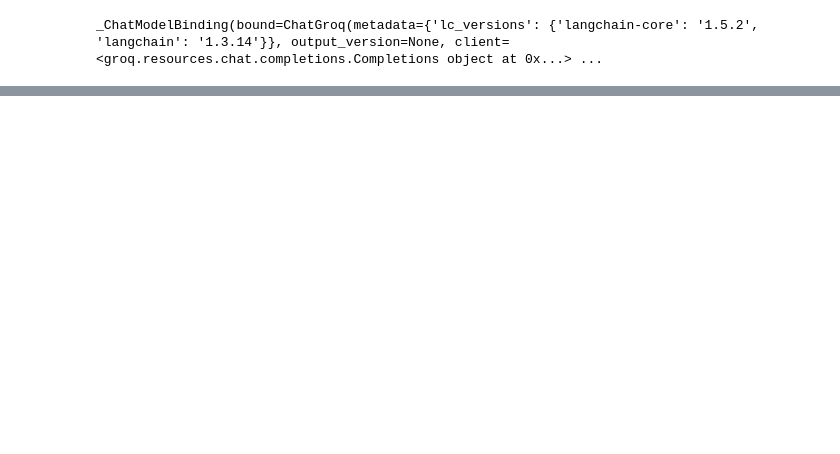
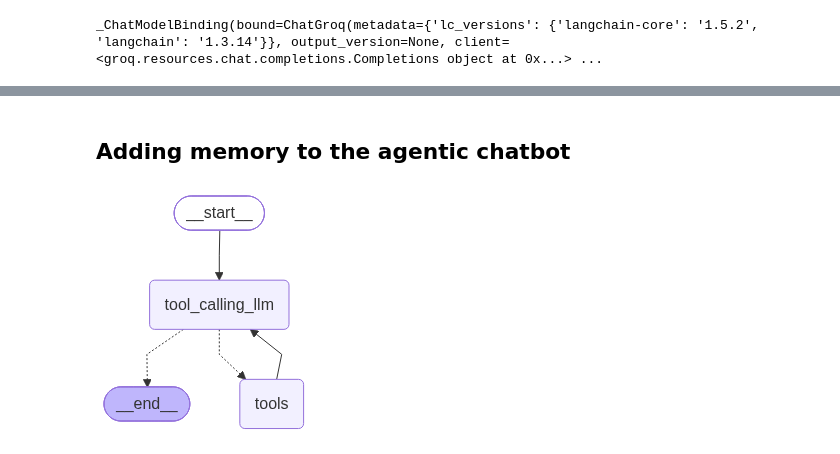
Before and after one commit to Pramod707/LangGraph, a Jupyter notebook: Basic_ChatBot/bot.ipynb, the cells around one changed output, grey strips where cells are left out. Cells and saved outputs as stored; diff of their text form; code cells hidden in the pictures; blank space fills up the shorter version.

Commit message:
Adding memory to the agentic chatbot

```diff
--- a/Basic_ChatBot/bot.ipynb
+++ b/Basic_ChatBot/bot.ipynb
@@ -153,0 +177,35 @@ Name: multiply
+# %% [markdown]
+## Adding memory to the agentic chatbot
+# %%
+#creating the state graph
+from langgraph.graph import StateGraph,START,END
+from langgraph.prebuilt import ToolNode
+from langgraph.prebuilt import tools_condition
+from typing import Annotated, TypedDict
+from langgraph.graph.message import add_messages
+from langgraph.checkpoint.memory import MemorySaver
+
+memory = MemorySaver()
+
+class State(TypedDict):
+    messages : Annotated[list,add_messages]
+## node defination
+def tool_calling_llm(state:State):
+    return{
+        "messages":[llm_with_tools.invoke(state["messages"])]
+    }
+
+#creating the graph
+builder = StateGraph(State)
+builder.add_node("tool_calling_llm",tool_calling_llm)
+builder.add_node("tools",ToolNode(tools))
+#adding edges
+builder.add_edge(START,"tool_calling_llm")
+builder.add_conditional_edges("tool_calling_llm",tools_condition)
+builder.add_edge("tools","tool_calling_llm")
+
+graph = builder.compile(checkpointer=memory)
+
+display(Image(graph.get_graph().draw_mermaid_png()))
+# %% [output]
+[figure, added]
```
Also changed, not shown: parts of 11 cells of this notebook.
